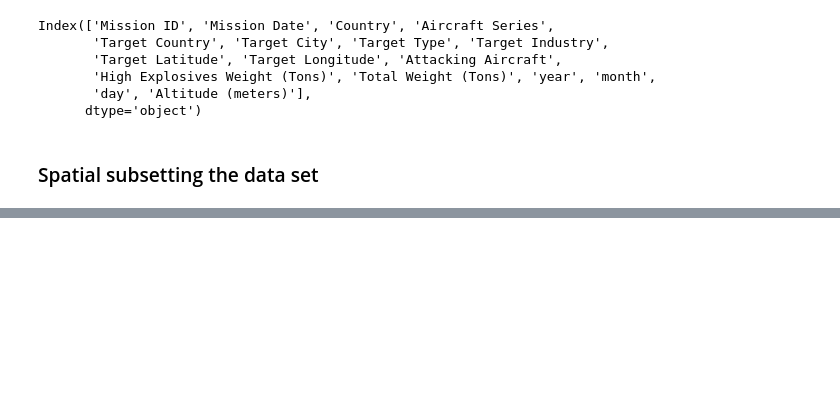
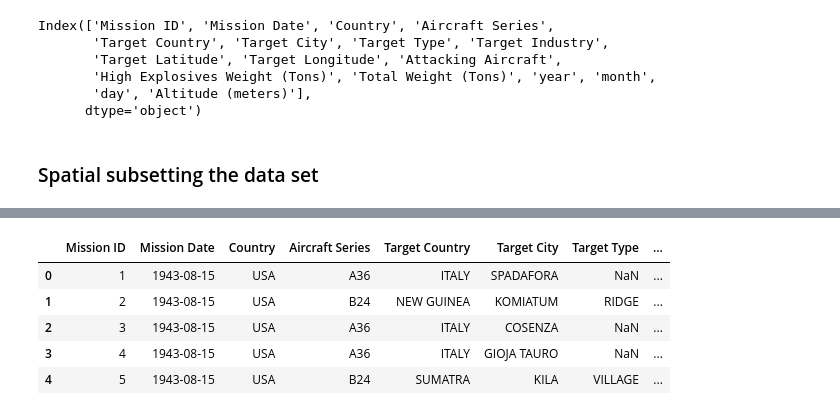
Before and after one commit to eotp/workshop-data-science-CODE, a Jupyter notebook: notebooks/03c - Exploratory Data Analysis WW2 - Data preparation.ipynb, the cells around one changed output, grey strips where cells are left out. Saved outputs shown, nothing was run; the diff lists cells and outputs as text; code cells hidden in the pictures; blank space fills up the shorter version.

```diff
--- a/notebooks/03c - Exploratory Data Analysis WW2 - Data preparation.ipynb
+++ b/notebooks/03c - Exploratory Data Analysis WW2 - Data preparation.ipynb
@@ -394,5 +404,6 @@ cols2exlude = ['Theater of Operations', 'Air Force', 'Target ID',
+# %%
+df_clean.drop(cols2exlude, axis=1, inplace=True)
 # %%
-df_clean = df_clean[[c for c in df_clean.columns if c not in cols2exlude]]
 # check operation
 df_clean.columns
 # %% [output]
@@ -411,0 +435,4 @@ df_subset = df_clean.copy()
+# %%
+from shapely.geometry import Point
+geometry = [Point(xy) for xy in zip(df_subset['Target Longitude'], df_subset['Target Latitude'])]
+geometry[0:5]
@@ -412,3 +452,11 @@ df_subset = df_clean.copy()
 # %%
 import geopandas as gpd
-from shapely.geometry import Point
+gdf = gpd.GeoDataFrame(df_subset, geometry=geometry)
+gdf.head()
+# %% [output]
+|  | Mission ID | Mission Date | Country | Aircraft Series | Target Country | Target City | Target Type | ... |
+| 0 | 1 | 1943-08-15 | USA | A36 | ITALY | SPADAFORA | NaN | ... |
+| 1 | 2 | 1943-08-15 | USA | B24 | NEW GUINEA | KOMIATUM | RIDGE | ... |
+| 2 | 3 | 1943-08-15 | USA | A36 | ITALY | COSENZA | NaN | ... |
+| 3 | 4 | 1943-08-15 | USA | A36 | ITALY | GIOJA TAURO | NaN | ... |
+| 4 | 5 | 1943-08-15 | USA | B24 | SUMATRA | KILA | VILLAGE | ... |
```
Also changed, not shown: parts of 85 cells of this notebook, 6 other files.
